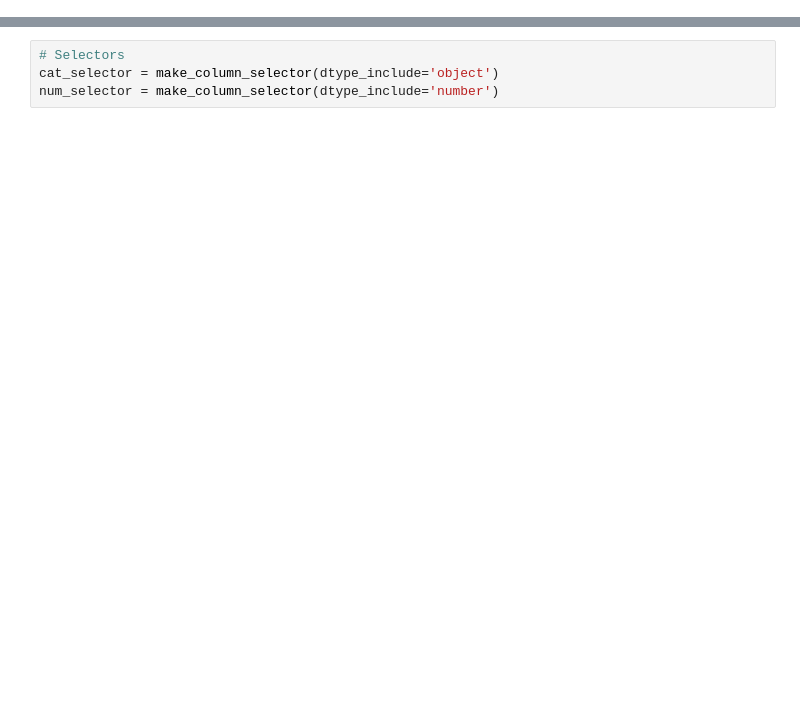
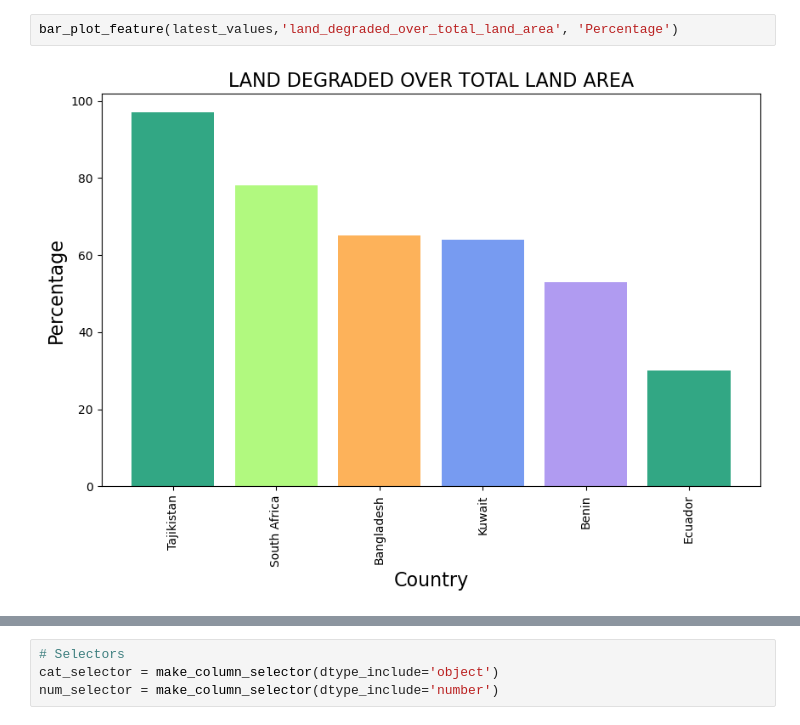
Before and after one commit to davidromeropro/Sustainability-of-Countries, a Jupyter notebook: ONU_Sustainability_of_Countries.ipynb, the cells around one changed output, grey strips where cells are left out. Drawn from its saved outputs; the diff is of its cells as text; blank space fills up the shorter version.

```diff
--- a/ONU_Sustainability_of_Countries.ipynb
+++ b/ONU_Sustainability_of_Countries.ipynb
@@ -70,0 +197,4 @@ df.drop_duplicates(inplace=True)
+# %%
+bar_plot_feature(latest_values,'land_degraded_over_total_land_area', 'Percentage')
+# %% [output]
+[figure, added]
```
Also changed, not shown: parts of 109 cells of this notebook.
